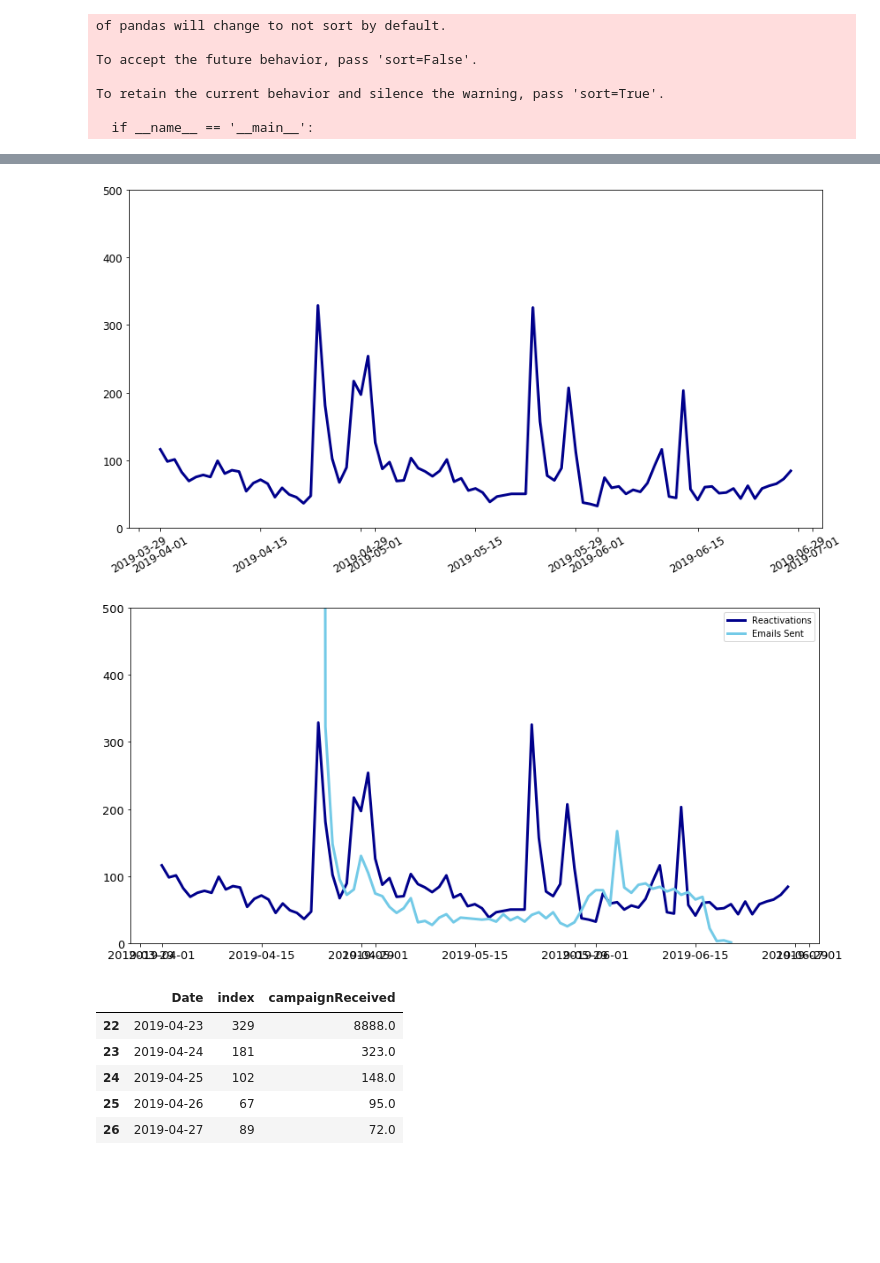
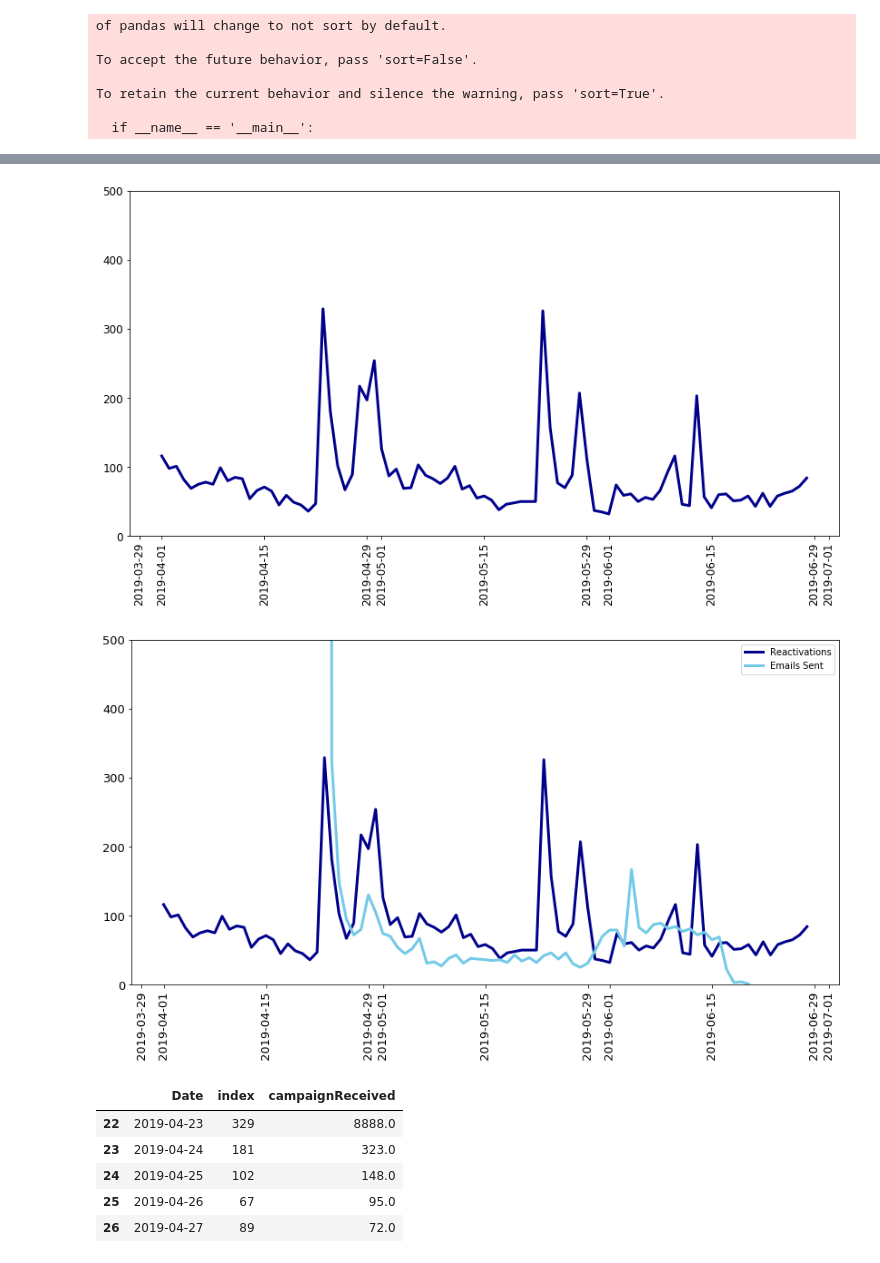
Before and after one commit to oyamatsumi04/w_u, a Jupyter notebook: Waking Up - People Import Test.ipynb, the cells around one changed output, grey strips where cells are left out. Drawn from its saved outputs; the diff is of its cells as text; code cells hidden in the pictures; blank space fills up the shorter version.

```diff
--- a/Waking Up - People Import Test.ipynb
+++ b/Waking Up - People Import Test.ipynb
@@ -343,4 +491,4 @@ To retain the current behavior and silence the warning, pass 'sort=True'.
 #isolate only resubscriber events and relevant columns
 
 resubscribers_df=events_data.loc[events_data['event']=='Resubscription']
-resubscribers_df=resubscribers_df.loc[:,['event','properties.$insert_id', 'properties.time','properties.$user_id']].reset_index()
+resubscribers_df=resubscribers_df.loc[:,['event','properties.$insert_id', 'properties.time','properties.distinct_id']].reset_index()
@@ -353,7 +498,7 @@ resubscribers_df=resubscribers_df.loc[:,['event','properties.$insert_id', 'prope
 
 resubscribers_df['Resub_Date'] = pd.to_datetime(resubscribers_df['properties.time'], unit='s').dt.date
 resubscribers_df['Resub_Time'] = pd.to_datetime(resubscribers_df['properties.time'], unit='s').dt.time
-resubscribers_df=resubscribers_df.rename(columns={'properties.$user_id':'$distinct_id'})
-resubscribers_df.head()
+resubscribers_df=resubscribers_df.rename(columns={'properties.distinct_id':'$distinct_id'})
+resubscribers_df.head(10)
 # %% [output]
 |  | index | event | properties.$insert_id | properties.time | $distinct_id | Resub_Date | Resub_Time |
@@ -368,5 +518,7 @@ resubscribers_df.head()
 resubs_plot = resubscribers_df.groupby('Resub_Date').count().reset_index()
 resubs_plot['Resub_Date'] = pd.to_datetime(resubs_plot['Resub_Date'])
 resubs_plot = resubs_plot.rename(columns={'Resub_Date': 'Date'})
-resubs_plot.head()
+resubs_plot = resubs_plot.loc[:,['Date','index']]
+
+resubs_plot
 # %% [output]
@@ -379,18 +542,21 @@ resubs_plot.head()
 # %%
 #plot resubsribers
 
-sns.lineplot(data=resubs_plot, x='Date',y='properties.$insert_id',color='darkblue', linewidth=3)
+sns.lineplot(data=resubs_plot, x='Date',y='index',color='darkblue', linewidth=3)
+
 
 plt.xlabel("")
 plt.ylabel("")
 plt.legend=('Best')
 plt.gcf().set_size_inches(14,7)
 plt.tick_params(labelsize=12)
 plt.ylim([0, 500])
-plt.xticks(rotation=30)
-plt.savefig('Resubscriber events.png', transparent=True,dpi=(300),edgecolor='w')
+plt.xticks(rotation=90)
+
+
+plt.savefig('Resubscriber events.png', transparent=True,dpi=(300))
 # %% [output]
-[figure, old version]
+[figure, new version]
 # %%
 #change date types for IDs for merging
 
@@ -399,7 +565,7 @@ churn_campaign_eval["$distinct_id"] = churn_campaign_eval["$distinct_id"].astype
 # %%
 #plot campaign sendout and resubscribers
 
-sns.lineplot(data=resubs_plot, x='Date',y='properties.$insert_id',color='darkblue', linewidth=3,label='Reactivations')
+sns.lineplot(data=resubs_plot, x='Date',y='index',color='darkblue', linewidth=3,label='Reactivations')
 sns.lineplot(data=churn_campaign, x='Date',y='Campaign Received',color='#73cae7', linewidth=3, label='Emails Sent')
 
 plt.xlabel("")
@@ -407,13 +573,14 @@ plt.ylabel("")
 plt.legend=('Best')
 plt.gcf().set_size_inches(14,7)
 plt.tick_params(labelsize=13)
+plt.xticks(rotation=90)
 
 
 
 plt.ylim([0, 500])
-plt.savefig('Resubscribers + Campaign Activity.png', transparent=True,dpi=(300),edgecolor='w')
+plt.savefig('Resubscribers + Campaign Activity.png', transparent=True,dpi=(300))
 # %% [output]
-[figure, old version]
+[figure, new version]
 # %%
 #merge campaign sendouts by date and resubscriber rates by date
 
```
Also changed, not shown: parts of 30 cells of this notebook.
